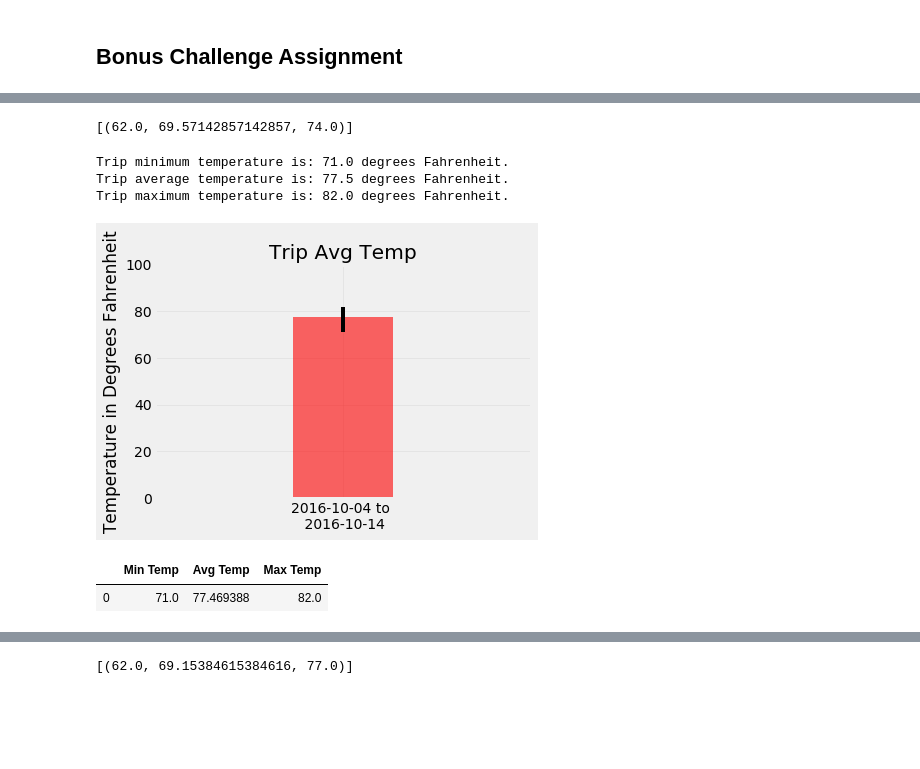
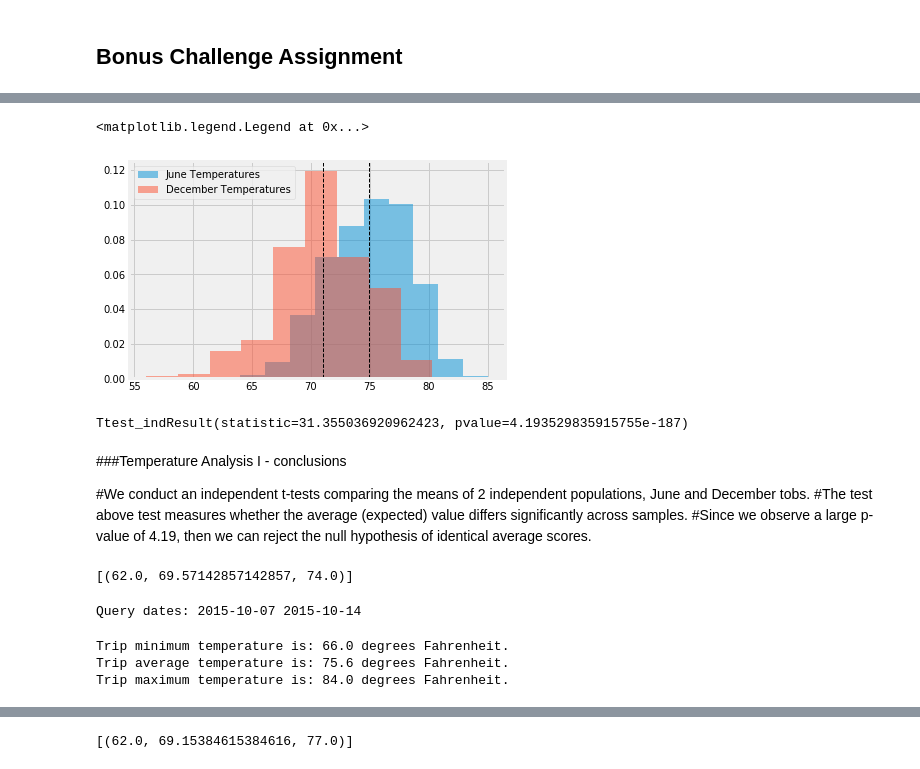
Before and after one commit to RADettmer/sqlalchemy_challenge, a Jupyter notebook: climate_starter.ipynb, the cells around one changed output, grey strips where cells are left out. Drawn from its saved outputs; the diff is of its cells as text; code cells hidden in the pictures; blank space fills up the shorter version.

```diff
--- a/climate_starter.ipynb
+++ b/climate_starter.ipynb
@@ -221 +266,24 @@ plt.show()
+# %%
+#histogram
+plt.subplot()
+plt.hist(dfj.tobs, 10, density=True, alpha=0.5, label="June Temperatures")
+plt.hist(dfd.tobs, 10, density=True, alpha=0.5, label="December Temperatures")
+plt.axvline(dfj.tobs.mean(), color="k", linestyle="dashed", linewidth=1)
+plt.axvline(dfd.tobs.mean(), color="k", linestyle="dashed", linewidth=1)
+plt.legend()
+# %% [output]
+<matplotlib.legend.Legend at 0x...>
+[figure, added]
+# %%
+import scipy.stats as stats
+#Note: setting equal_val=False performs Welch's t-test which does not assume equal population variance
+stats.ttest_ind(dfj.tobs, dfd.tobs, equal_var=False)
+# %% [output]
+Ttest_indResult(statistic=31.355036920962423, pvalue=4.193529835915755e-187)
+# %% [markdown]
+###Temperature Analysis I - conclusions
+
+#We conduct an independent t-tests comparing the means of 2 independent populations, June and December tobs.
+#The test above test measures whether the average (expected) value differs significantly across samples.
+#Since we observe a large p-value of 4.19, then we can reject the null hypothesis of identical average scores.
 # %%
@@ -243,48 +313,28 @@ print(calc_temps('2012-02-28', '2012-03-05'))
 # calculate vacation range - October 7 thru October 14
 start_date = dt.date(2016, 10, 7)
 end_date = dt.date(2016, 10, 14)
+# %%
+#calculate year prior date range
+yrprior_start = start_date - dt.timedelta(days=366)
+yrprior_end = end_date - dt.timedelta(days=366)
+
+print("Query dates:", yrprior_start, yrprior_end)
+# %% [output]
+Query dates: 2015-10-07 2015-10-14
 # %%
-# Use your previous function `calc_temps` to calculate the tmin, tavg, and tmax
+# Use your previous function `calc_temps` to calculate the tmin, tavg, and tmax - calculated for year prior with same date range
 # for your trip using the previous year's data for those same dates.
-ct = calc_temps(start_date, end_date)
-print(f"Trip minimum temperature is: {ct[0][0]} degrees Fahrenheit.")
-print(f"Trip average temperature is: {round (ct[0][1], 1)} degrees Fahrenheit.")
-print(f"Trip maximum temperature is: {ct[0][2]} degrees Fahrenheit.")
+#calculate the tmin, tavg, and tmax
+pyt = calc_temps(yrprior_start, yrprior_end)
+print(f"Trip minimum temperature is: {pyt[0][0]} degrees Fahrenheit.")
+print(f"Trip average temperature is: {round (pyt[0][1], 1)} degrees Fahrenheit.")
+print(f"Trip maximum temperature is: {pyt[0][2]} degrees Fahrenheit.")
 # %% [output]
-Trip minimum temperature is: 71.0 degrees Fahrenheit.
-Trip average temperature is: 77.5 degrees Fahrenheit.
-Trip maximum temperature is: 82.0 degrees Fahrenheit.
+Trip minimum temperature is: 66.0 degrees Fahrenheit.
+Trip average temperature is: 75.6 degrees Fahrenheit.
+Trip maximum temperature is: 84.0 degrees Fahrenheit.
 # %%
 # Plot the results from your previous query as a bar chart.
 # Use "Trip Avg Temp" as your Title
 # Use the average temperature for the y value
 # Use the peak-to-peak (tmax-tmin) value as the y error bar (yerr)
-# %%
-#test one
-trip = '2016-10-04 to \n 2016-10-14'
-
-#calculate the tmin, tavg, and tmax
-triptemps = calc_temps(start_date, end_date)
-triptemps
-#test two
-minTripTemp = triptemps[0][0]
-avgTripTemp = triptemps[0][1]
-maxTripTemp = triptemps[0][2]
-minError = avgTripTemp - minTripTemp
-maxError = maxTripTemp - avgTripTemp
-errorBars = np.array([[minError], [maxError]])
-plt.bar(trip, avgTripTemp, yerr=errorBars, color = 'red', alpha = .6)
-plt.ylim(0, 100)
-plt.xlim(-1.5, 1.5)
-plt.title('Trip Avg Temp')
-plt.ylabel('Temperature in Degrees Fahrenheit')
-plt.grid(alpha=.3)
-# %% [output]
-[figure, removed]
-# %%
-#test two part 1
-trip_df = pd.DataFrame(ct, columns=['Min Temp', 'Avg Temp', 'Max Temp'])
-trip_df.head()
-# %% [output]
-|  | Min Temp | Avg Temp | Max Temp |
-| 0 | 71.0 | 77.469388 | 82.0 |
```
Also changed, not shown: parts of 19 cells of this notebook, 5 other files.
